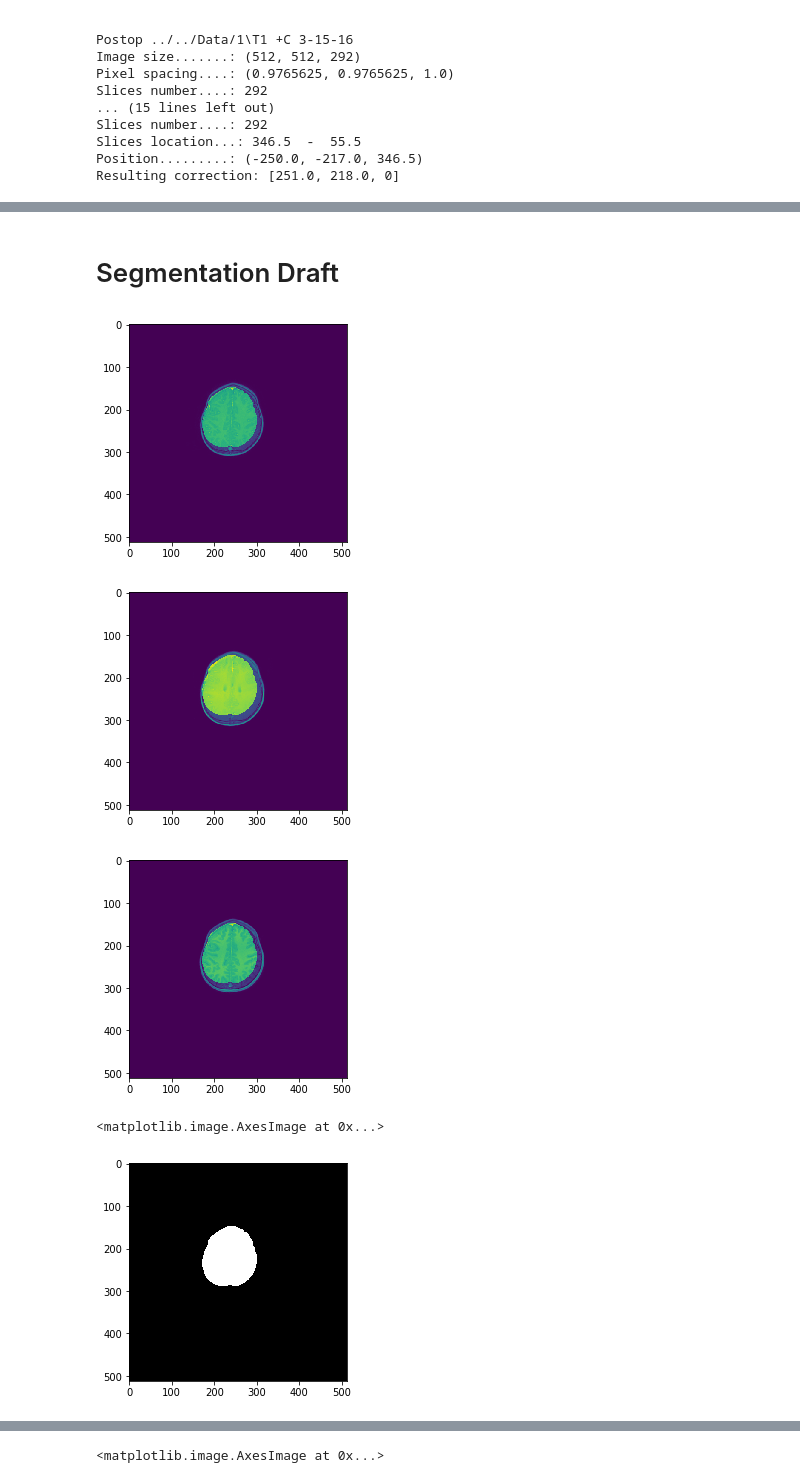
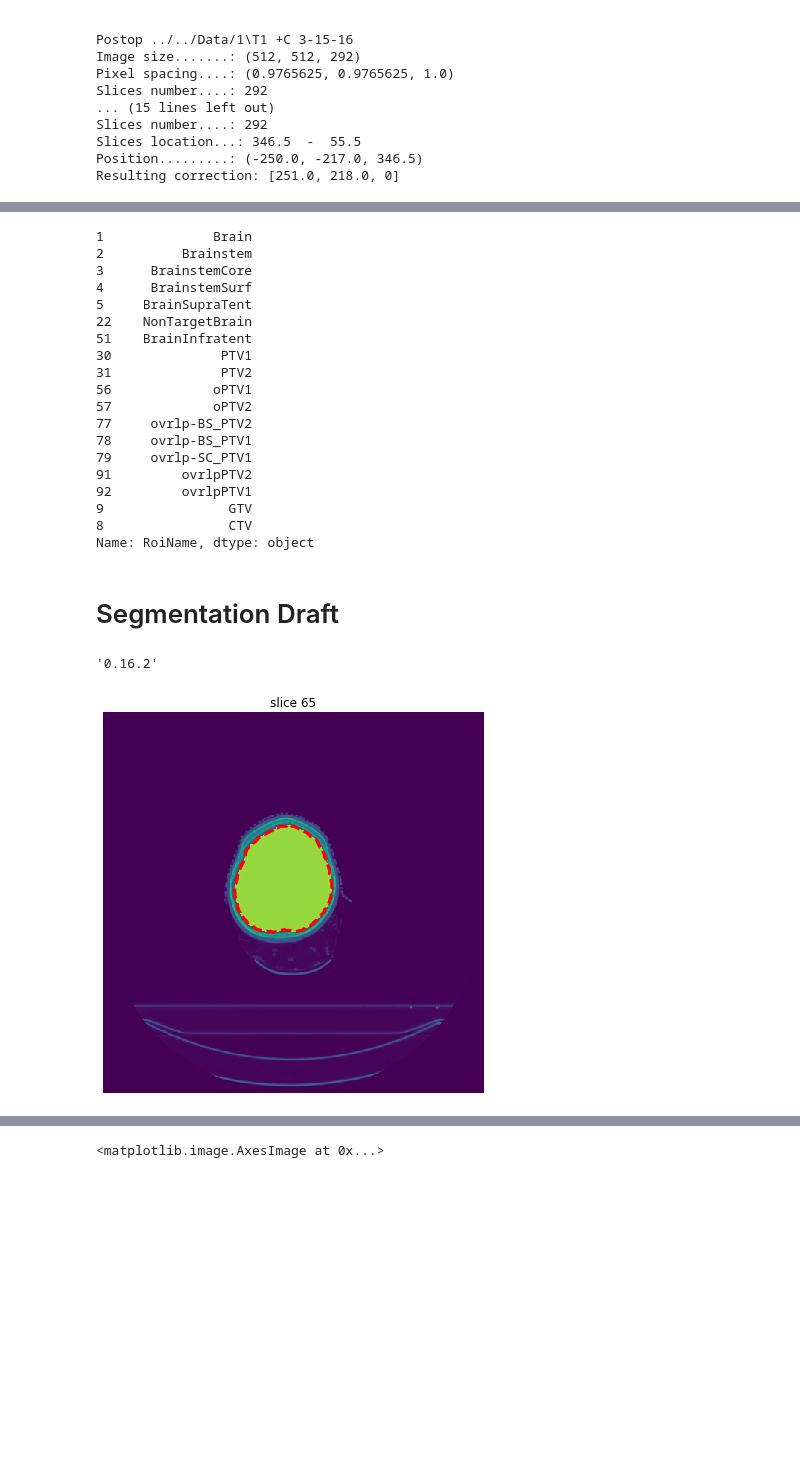
Before and after one commit to CarolineMagg/KidsBrainProject, a Jupyter notebook: data_preprocessing/active_contour_draft.ipynb, the cells around one changed output, grey strips where cells are left out. Drawn from its saved outputs; the diff is of its cells as text; code cells hidden in the pictures; blank space fills up the shorter version.

Commit message:
Update PatientData structure and add segm test
* try different versions
* single and image stack

```diff
--- a/data_preprocessing/active_contour_draft.ipynb
+++ b/data_preprocessing/active_contour_draft.ipynb
@@ -165,3 +151,25 @@ data.show_slices2D_contour('Brain')
+# %%
+data.contour_list_names_filtered['RoiName']
+# %% [output]
+1              Brain
+2          Brainstem
+3      BrainstemCore
+4      BrainstemSurf
+5     BrainSupraTent
+22    NonTargetBrain
+51    BrainInfratent
+30              PTV1
+31              PTV2
+56             oPTV1
+57             oPTV2
+77     ovrlp-BS_PTV2
+78     ovrlp-BS_PTV1
+79     ovrlp-SC_PTV1
+91         ovrlpPTV2
+92         ovrlpPTV1
+9                GTV
+8                CTV
+Name: RoiName, dtype: object
 # %% [markdown]
 # Segmentation Draft
 # %%
@@ -170,15 +177,18 @@ snake_init = data.get_contour(ind,struct)
+# %%
+import skimage
+skimage.__version__
+# %% [output]
+'0.16.2'
 # %%
-# initial status
+# init structure to process
 ind = 65
 struct = "Brain"
 img_postop = data.get_post_images(ind)
-pts_init = data.get_contour(ind,struct)
-contour_init = data.create_contour_overlay(ind,struct)
-data.show_overlay_post(ind,struct)
-plt.imshow(contour_init,cmap='gray')
+img_preop = data.get_pre_images(ind)[0]
+pts_init = data.get_contour_points(struct, ind)[0]
+contour_init = data.get_contour_overlay(struct, ind)[0]
+
+plt.show()
+data.show_overlay2D_pre(struct,ind)
 # %% [output]
-[figure, old version]
+[figure, new version]
-[figure, removed]
-[figure, removed]
-<matplotlib.image.AxesImage at 0x...>
-[figure, removed]
```
Also changed, not shown: parts of 32 cells of this notebook.
